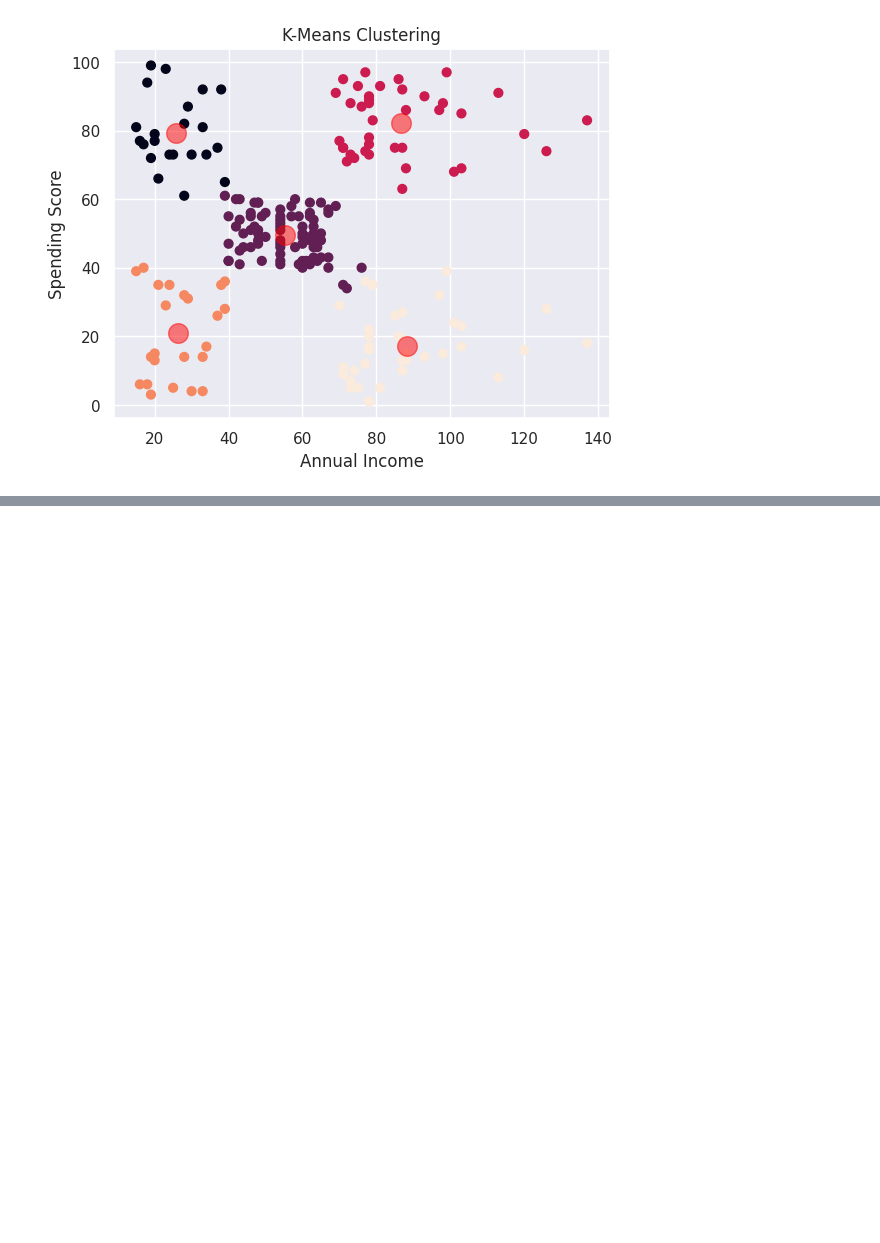
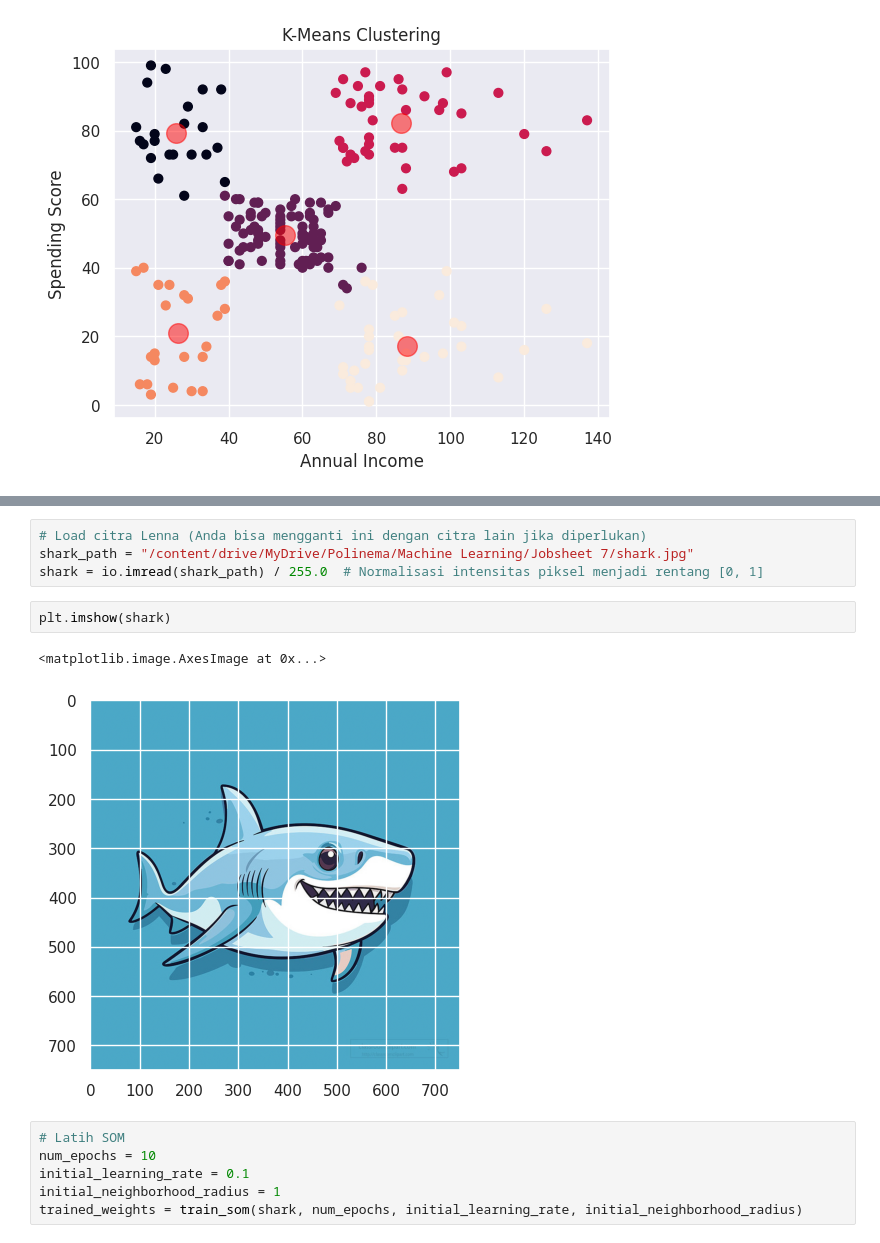
Before and after one commit to Kynantio/MachineLearning, a Jupyter notebook: Jobsheet_7.ipynb, the cells around one changed output, grey strips where cells are left out. Saved outputs shown, nothing was run; the diff lists cells and outputs as text; blank space fills up the shorter version.

```diff
--- a/Jobsheet_7.ipynb
+++ b/Jobsheet_7.ipynb
@@ -589,0 +636,15 @@ plt.show()
+# %%
+# Load citra Lenna (Anda bisa mengganti ini dengan citra lain jika diperlukan)
+shark_path = "/content/drive/MyDrive/Polinema/Machine Learning/Jobsheet 7/shark.jpg"
+shark = io.imread(shark_path) / 255.0  # Normalisasi intensitas piksel menjadi rentang [0, 1]
+# %%
+plt.imshow(shark)
+# %% [output]
+<matplotlib.image.AxesImage at 0x...>
+[figure, added]
+# %%
+# Latih SOM
+num_epochs = 10
+initial_learning_rate = 0.1
+initial_neighborhood_radius = 1
+trained_weights = train_som(shark, num_epochs, initial_learning_rate, initial_neighborhood_radius)
```
Also changed, not shown: parts of 18 cells of this notebook.
